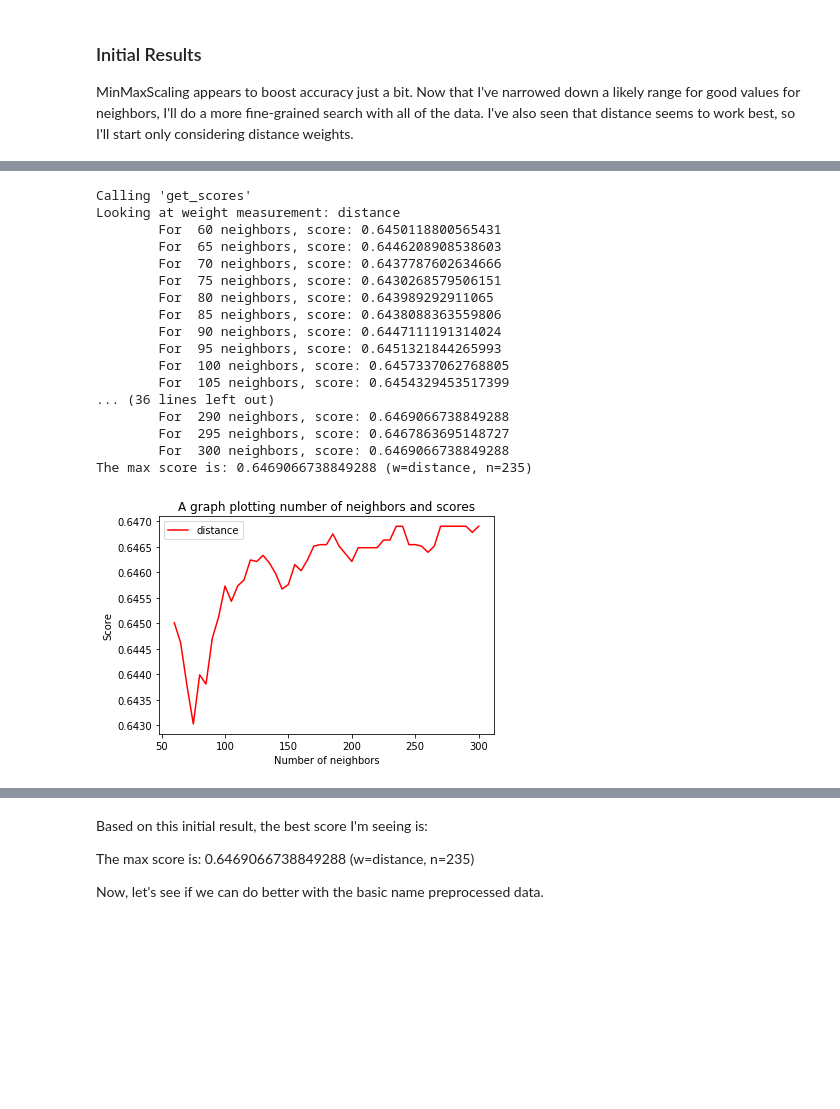
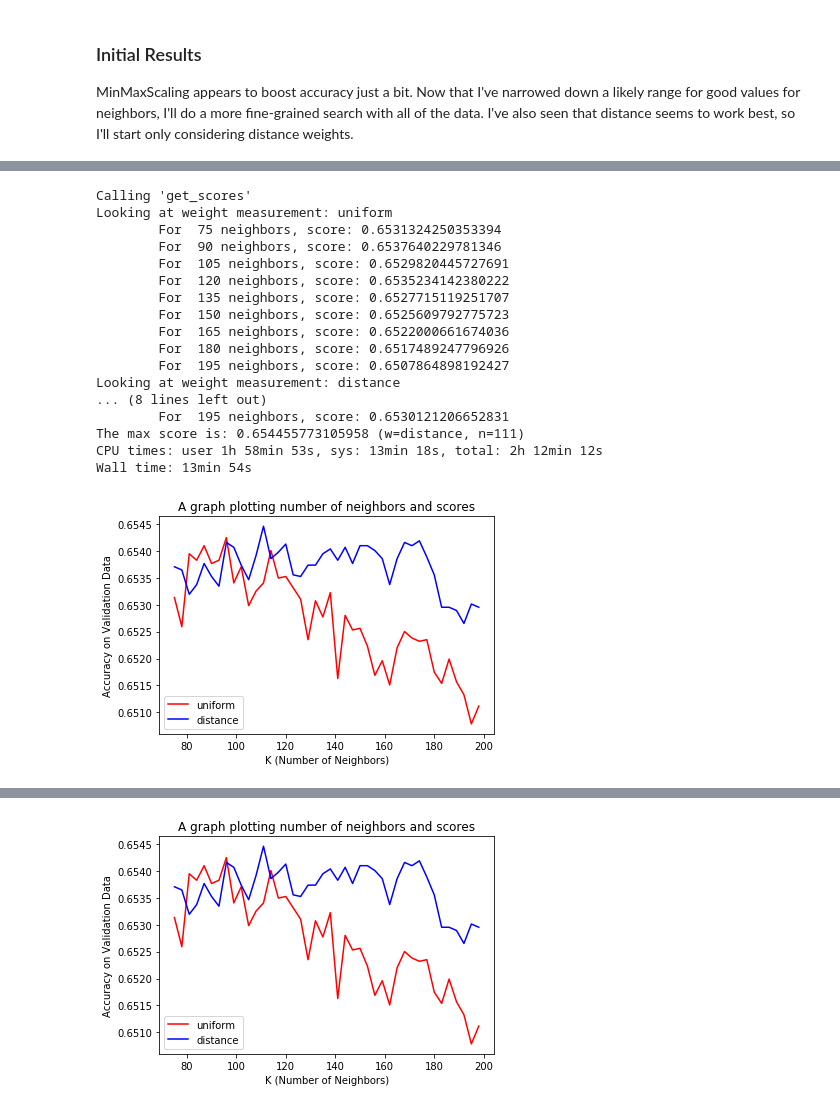
Before and after one commit to michaelmdresser/csci5622project, a Jupyter notebook: erika_knn.ipynb, the cells around one changed output, grey strips where cells are left out. Saved outputs shown, nothing was run; the diff lists cells and outputs as text; code cells hidden in the pictures; blank space fills up the shorter version.

```diff
--- a/erika_knn.ipynb
+++ b/erika_knn.ipynb
@@ -188,7 +234,7 @@ def get_scores(n_low, n_high, n_step, x_train, y_train, x_valid, y_valid, weight
                 max_score = (score, w, n, knn)
     return max_score, scores
 # %%
-def plot_scores(scores):
+def plot_scores(scores, title='A graph plotting number of neighbors and scores'):
     fig, ax = plt.subplots()
     colors = ['red', 'blue', 'green', 'purple', 'orange', 'black']
 
@@ -199,11 +245,10 @@ def plot_scores(scores):
         line.set_label(key)
 
     # Label axes
-    ax.set(xlabel='Number of neighbors', ylabel='Score',
-           title='A graph plotting number of neighbors and scores')
+    ax.set(xlabel='K (Number of Neighbors)', ylabel='Accuracy on Validation Data', title=title)
 
     ax.legend()
-    plt.show()
+    return plt
 # %% [markdown]
 <h3>Parameter Tuning and Scaling Checks</h3>
 The below runs are to start tuning the numbers of neighbors, and also check to see if the MinMaxScaling was effective at all in increasing accuracy.
@@ -312,29 +402,29 @@ Now, let's see if we can do better with the doc2vec preprocessed data.
 # %%
 %%time
-max_score_d2v, scores_d2v = get_scores(60, 300, 5,
-                                         x_train_d2v_scaled,
+max_score_d2v, scores_d2v = get_scores(75, 200, 3,
+                                         x_train_d2v,
                                          y_train_d2v,
-                                         x_valid_d2v_scaled,
+                                         x_valid_d2v,
                                          y_valid_d2v,
-                                        weights=['distance'])
+                                        weights=['uniform', 'distance'])
 print("The max score is: {} (w={}, n={})".format(max_score_d2v[0], max_score_d2v[1], max_score_d2v[2]))
 plot_scores(scores_d2v)
 # %% [output]
 Calling 'get_scores'
+Looking at weight measurement: uniform
+        For  75 neighbors, score: 0.6531324250353394
+        For  90 neighbors, score: 0.6537640229781346
+        For  105 neighbors, score: 0.6529820445727691
+        For  120 neighbors, score: 0.6535234142380222
+        For  135 neighbors, score: 0.6527715119251707
+        For  150 neighbors, score: 0.6525609792775723
+        For  165 neighbors, score: 0.6522000661674036
+        For  180 neighbors, score: 0.6517489247796926
+        For  195 neighbors, score: 0.6507864898192427
 Looking at weight measurement: distance
-        For  60 neighbors, score: 0.6450118800565431
-        For  65 neighbors, score: 0.6446208908538603
-        For  70 neighbors, score: 0.6437787602634666
-        For  75 neighbors, score: 0.6430268579506151
-        For  80 neighbors, score: 0.643989292911065
-        For  85 neighbors, score: 0.6438088363559806
-        For  90 neighbors, score: 0.6447111191314024
-        For  95 neighbors, score: 0.6451321844265993
-        For  100 neighbors, score: 0.6457337062768805
-        For  105 neighbors, score: 0.6454329453517399
-... (36 lines left out)
-        For  290 neighbors, score: 0.6469066738849288
-        For  295 neighbors, score: 0.6467863695148727
-        For  300 neighbors, score: 0.6469066738849288
-The max score is: 0.6469066738849288 (w=distance, n=235)
+... (8 lines left out)
+        For  195 neighbors, score: 0.6530121206652831
+The max score is: 0.654455773105958 (w=distance, n=111)
+CPU times: user 1h 58min 53s, sys: 13min 18s, total: 2h 12min 12s
+Wall time: 13min 54s
-[figure, old version]
+[figure, new version]
@@ -343,8 +431,3 @@ Wall time: 2min 31s
+[figure, added]
-# %% [markdown]
-Based on this initial result, the best score I'm seeing is:
-
-The max score is: 0.6469066738849288 (w=distance, n=235)
-
-Now, let's see if we can do better with the basic name preprocessed data.
 # %%
 %%time
```
Also changed, not shown: parts of 27 cells of this notebook.
